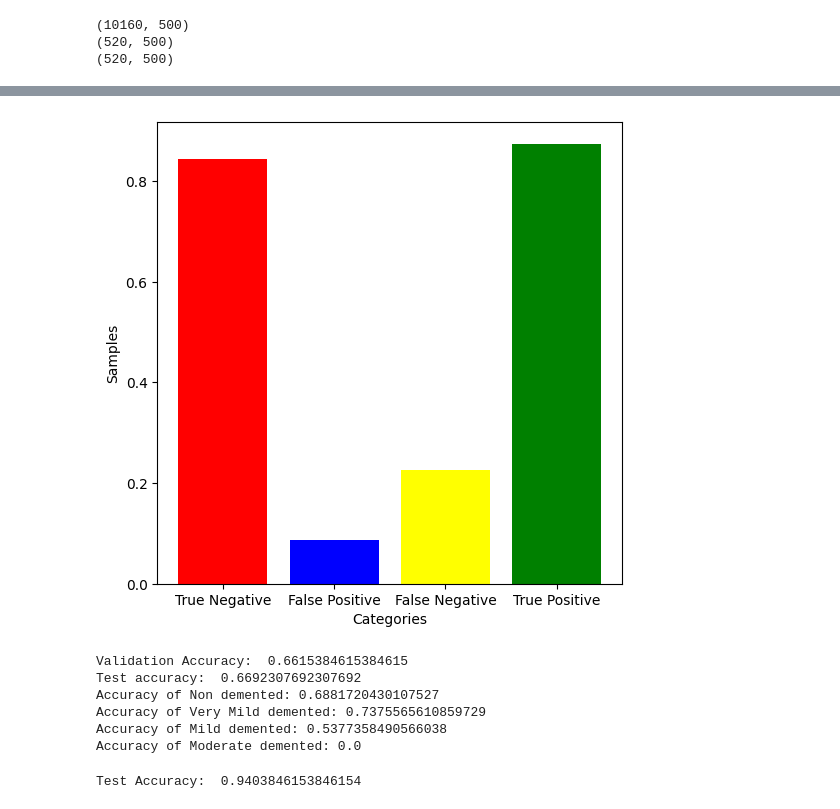
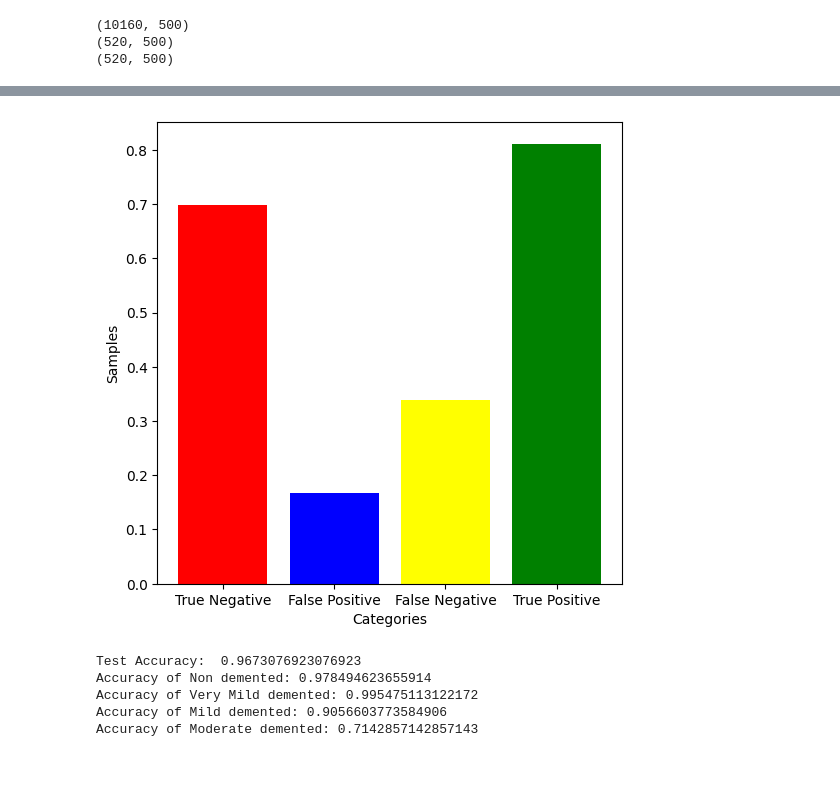
Before and after one commit to Aaryakhandelwal/Alzheimer-Prediction-through-MRI-scans, a Jupyter notebook: code.ipynb, the cells around one changed output, grey strips where cells are left out. Saved outputs shown, nothing was run; the diff lists cells and outputs as text; code cells hidden in the pictures; blank space fills up the shorter version.

```diff
--- a/code.ipynb
+++ b/code.ipynb
@@ -290,0 +291,21 @@ Accuracy of Moderate demented: 1.0
+# %%
+# decision tree model - used cross validation to get the max depth to be choosen - (Accuracy = 73.125 %)
+
+param_grid = {'max_depth': [25, 50 , 100]}
+decision_tree = DecisionTreeClassifier()
+
+grid_search = GridSearchCV(decision_tree, param_grid, cv=5, scoring='accuracy')  # cross validation
+grid_search.fit(X_train, Y_train)
+
+best_depth = grid_search.best_params_['max_depth']
+print(best_depth)
+
+best_decision_tree = grid_search.best_estimator_
+
+validation_accuracy = best_decision_tree.score(X_val, Y_val)
+print("Validation Accuracy: ", validation_accuracy)
+
+test_accuracy = best_decision_tree.score(X_test, Y_test)
+print("Test accuracy: ", test_accuracy)
+y_pred = best_decision_tree.predict(X_test)
+find_class_accuracies(y_pred)
@@ -291,49 +320,30 @@ Accuracy of Moderate demented: 1.0
 # %%
-Y_pred = log_reg.predict(X_test)
+Y_pred = decision_tree.predict(X_test)
 conf_matrix = confusion_matrix(Y_test, Y_pred)
 
 total_negative = np.sum(conf_matrix[0])
 total_positive = Y_test.shape[0] - total_negative
 tn = conf_matrix[0][0] / total_negative
 fn = (conf_matrix[1][0] + conf_matrix[2][0] + conf_matrix[3][0]) / total_negative
 fp = (conf_matrix[0][1] + conf_matrix[0][2] + conf_matrix[0][3]) / total_positive
 tp = 0
 
 for i in range(1,4):
     for j in range(1,4):
         tp += conf_matrix[i][j]
 tp = tp / total_positive
 
 plt.figure(figsize=(6,6))
 categories = ['True Negative', 'False Positive', 'False Negative', 'True Positive']
 counts = [tn, fp, fn, tp]
 
 
 plt.bar(categories ,counts, color = ['Red', 'Blue', 'Yellow', 'Green'])
 plt.xlabel('Categories')
 plt.ylabel('Samples')
 plt.show()
 # %% [output]
-[figure, old version]
+[figure, new version]
-# %%
-# decision tree model - used cross validation to get the max depth to be choosen - (Accuracy = 73.125 %)
-
-max_depth = 50
-decision_tree = DecisionTreeClassifier(max_depth=max_depth)
-decision_tree.fit(X_train, Y_train)
-validation_accuracy = decision_tree.score(X_val, Y_val)
-print("Validation Accuracy: ", validation_accuracy)
-test_accuracy = decision_tree.score(X_test, Y_test)
-print("Test accuracy: ", test_accuracy)
-y_pred = decision_tree.predict(X_test)
-find_class_accuracies(y_pred)
-# %% [output]
-Validation Accuracy:  0.6615384615384615
-Test accuracy:  0.6692307692307692
-Accuracy of Non demented: 0.6881720430107527
-Accuracy of Very Mild demented: 0.7375565610859729
-Accuracy of Mild demented: 0.5377358490566038
-Accuracy of Moderate demented: 0.0
 # %%
 # random forest
 X_combined = np.concatenate((X_train, X_val))
@@ -344,8 +354,14 @@ random_forest.fit(X_combined, Y_combined)
 
 test_accuracy = random_forest.score(X_test, Y_test)
 print("Test Accuracy: ", test_accuracy)
+y_pred = random_forest.predict(X_test)
+find_class_accuracies(y_pred)
 # %% [output]
-Test Accuracy:  0.9403846153846154
+Test Accuracy:  0.9673076923076923
+Accuracy of Non demented: 0.978494623655914
+Accuracy of Very Mild demented: 0.995475113122172
+Accuracy of Mild demented: 0.9056603773584906
+Accuracy of Moderate demented: 0.7142857142857143
 # %%
 # considering very-mild, mild and moderate to be positive and non-demented to be negative
 Y_pred = random_forest.predict(X_test)
```
Also changed, not shown: parts of 4 cells of this notebook.
